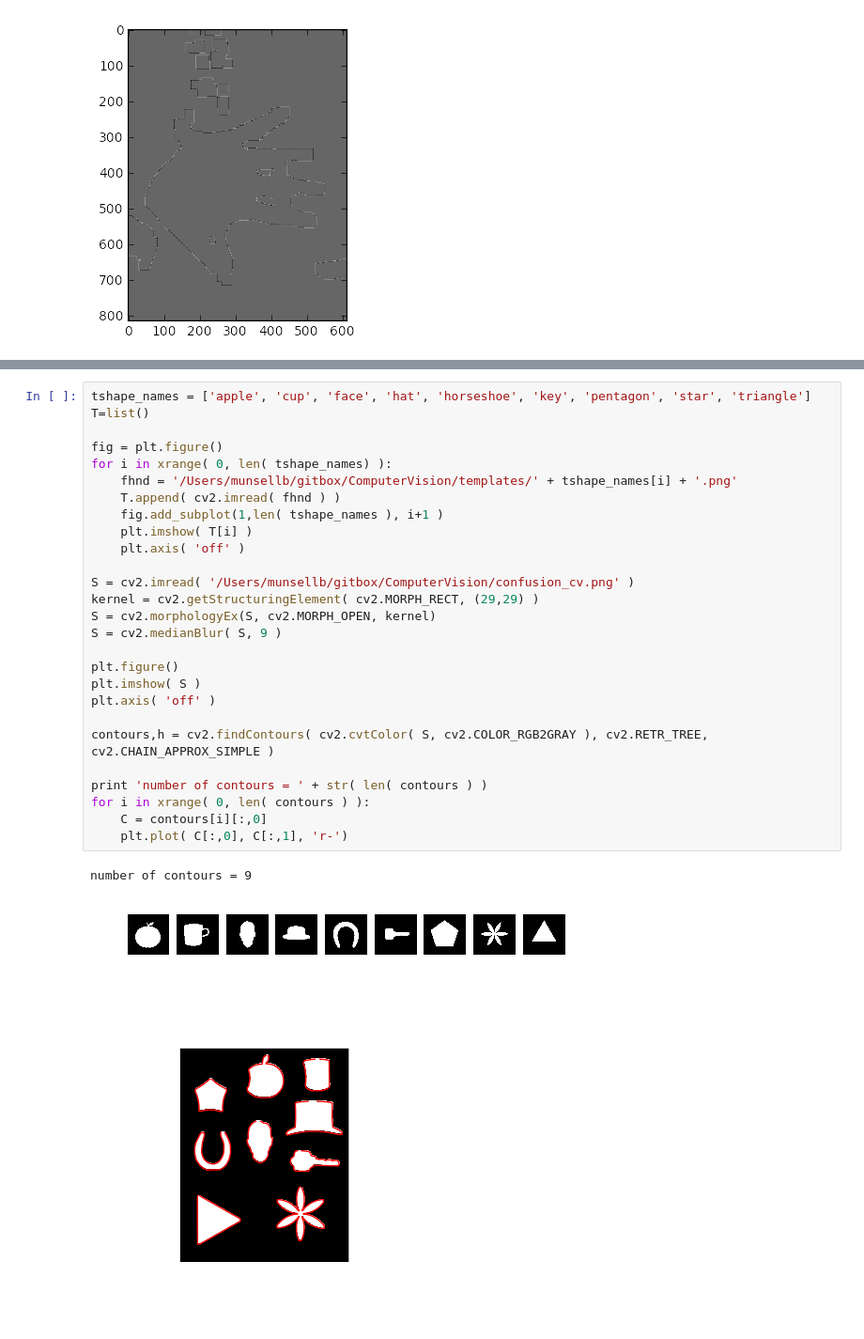
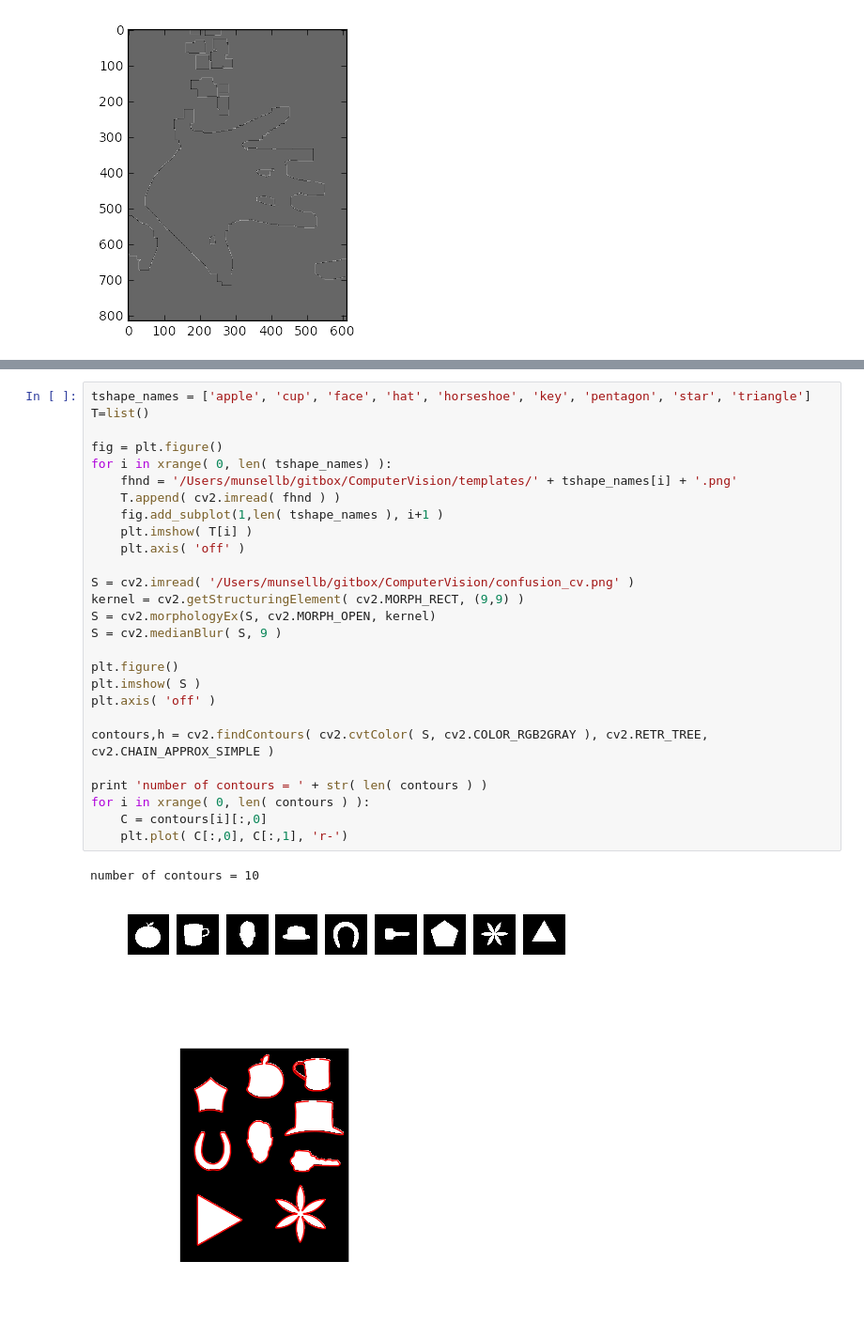
Before and after one commit to munsellb/ComputerVision, a Jupyter notebook: Brent.ipynb, the cells around one changed output, grey strips where cells are left out. Shown: that part at 94% size. Saved outputs shown, nothing was run; the diff lists cells and outputs as text.

```diff
--- a/Brent.ipynb
+++ b/Brent.ipynb
@@ -422,34 +422,34 @@ and columns represent template shapes. For instance,
 # %%
 tshape_names = ['apple', 'cup', 'face', 'hat', 'horseshoe', 'key', 'pentagon', 'star', 'triangle']
 T=list()
 
 fig = plt.figure()
 for i in xrange( 0, len( tshape_names) ):
     fhnd = '/Users/munsellb/gitbox/ComputerVision/templates/' + tshape_names[i] + '.png'
     T.append( cv2.imread( fhnd ) )
     fig.add_subplot(1,len( tshape_names ), i+1 )
     plt.imshow( T[i] )
     plt.axis( 'off' )
 
 S = cv2.imread( '/Users/munsellb/gitbox/ComputerVision/confusion_cv.png' )
-kernel = cv2.getStructuringElement( cv2.MORPH_RECT, (29,29) )
+kernel = cv2.getStructuringElement( cv2.MORPH_RECT, (9,9) )
 S = cv2.morphologyEx(S, cv2.MORPH_OPEN, kernel)
 S = cv2.medianBlur( S, 9 )
 
 plt.figure()
 plt.imshow( S )
 plt.axis( 'off' )
 
 contours,h = cv2.findContours( cv2.cvtColor( S, cv2.COLOR_RGB2GRAY ), cv2.RETR_TREE, cv2.CHAIN_APPROX_SIMPLE )
 
 print 'number of contours = ' + str( len( contours ) )
 for i in xrange( 0, len( contours ) ):
     C = contours[i][:,0]
     plt.plot( C[:,0], C[:,1], 'r-')
 # %% [output]
-number of contours = 9
+number of contours = 10
 [figure]
-[figure, old version]
+[figure, new version]
 # %% [markdown]
 ### Face detection project
 
```
Also changed, not shown: parts of 1 cell of this notebook.
